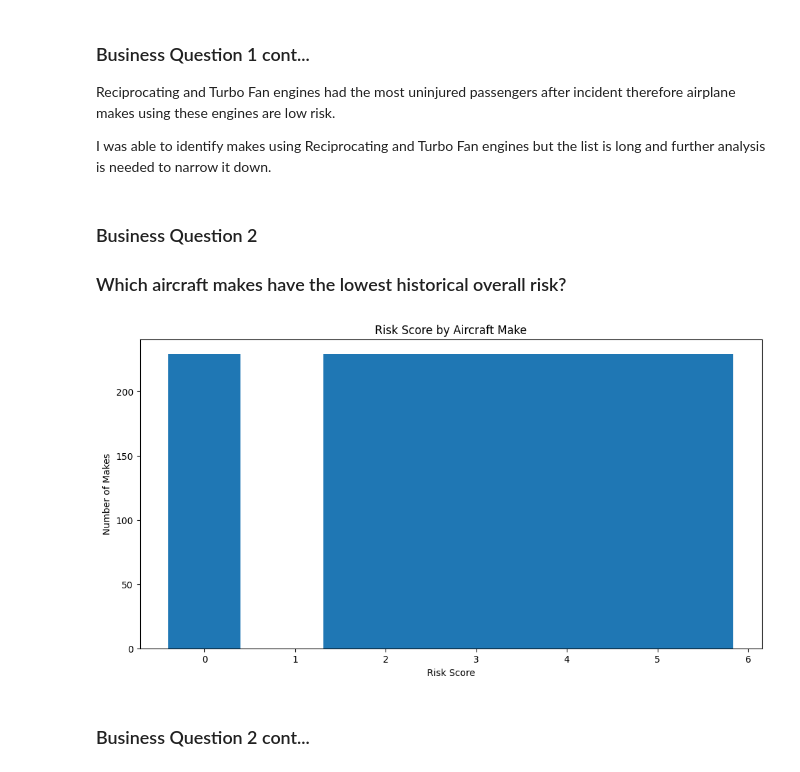
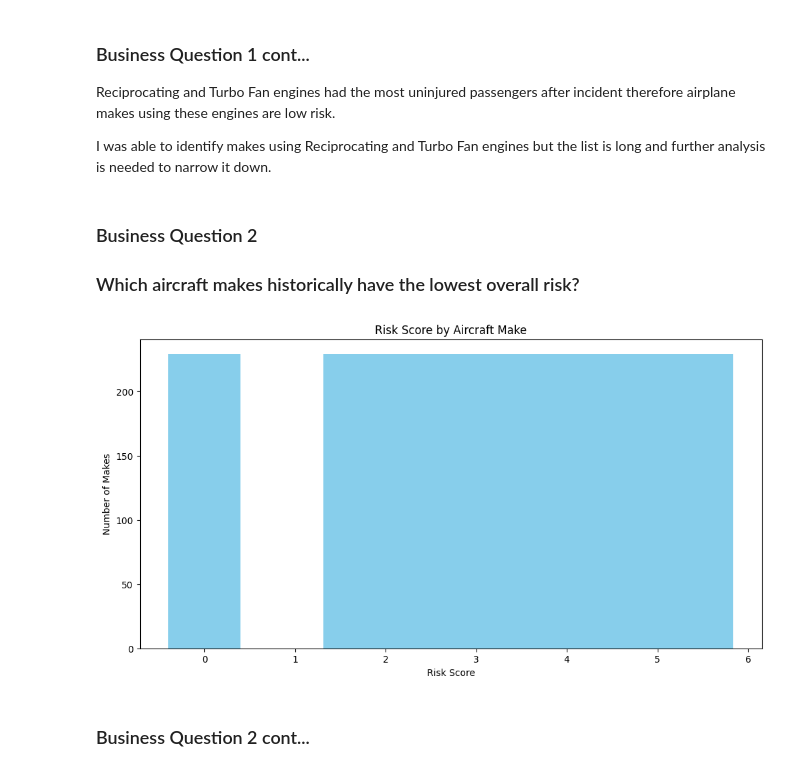
Before and after one commit to clivekinyanjui/DS-Phase1-Project, a Jupyter notebook: aircraftproject.ipynb, the cells around one changed output. Drawn from its saved outputs; the diff is of its cells as text; code cells hidden in the pictures.

```diff
--- a/aircraftproject.ipynb
+++ b/aircraftproject.ipynb
@@ -188,7 +188,7 @@ I was able to identify makes using Reciprocating and Turbo Fan engines but the l
 # %% [markdown]
 ### Business Question 2
 
-### Which aircraft makes have the lowest historical overall risk?
+### Which aircraft makes historically have the lowest overall risk?
 # %%
 # Calculating Risk Score column
 #Using a weighted formula to calculate risk score
@@ -205,15 +205,15 @@ df_relevant["Risk.Score"] = np.log10(weighted_sums + 1).clip(upper=10).round(2)
 # %%
 # Using a simple bar chart to visualize how different makes compare in terms of risk score
 
 Risk_Score_figure, ax = plt.subplots(figsize=(12, 6))
 
-ax.bar(df_relevant["Risk.Score"], df_relevant["Make"].nunique(),)
+ax.bar(df_relevant["Risk.Score"], df_relevant["Make"].nunique(), color = "skyblue")
 ax.set_xlabel("Risk Score")
 ax.set_ylabel("Number of Makes")
 ax.set_title("Risk Score by Aircraft Make")
 plt.show()
 # %% [output]
-[figure, old version]
+[figure, new version]
 # %%
 # Identifying makes with zero risk score
 
```
Also changed, not shown: parts of 3 cells of this notebook, 8 other files.
